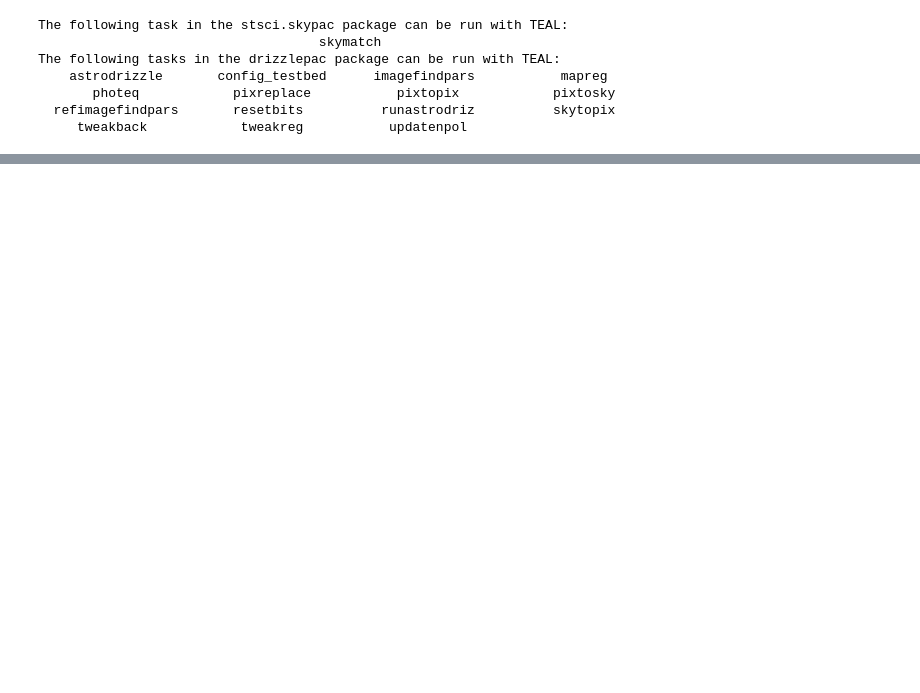
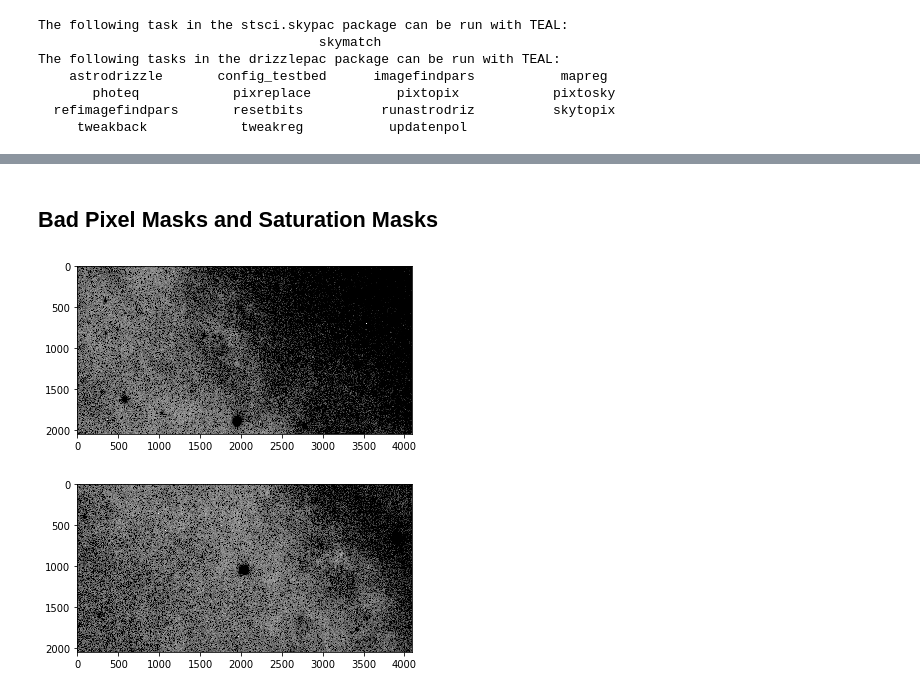
Before and after one commit to kgb0255/deepCR_james, a Jupyter notebook: getting_started.ipynb, the cells around one changed output, grey strips where cells are left out. Saved outputs shown, nothing was run; the diff lists cells and outputs as text; code cells hidden in the pictures; blank space fills up the shorter version.

```diff
--- a/getting_started.ipynb
+++ b/getting_started.ipynb
@@ -143,0 +128,3 @@ Downloading URL https://mast.stsci.edu/api/v0.1/Download/file?uri=mast:HST/produ
+# %%
+tr_path = os.environ.get('DEEPCR_DIR')+'flc_train/'
+ts_path = tr_path.replace('flc_train','flc_test')
@@ -143,0 +154,13 @@ Downloading URL https://mast.stsci.edu/api/v0.1/Download/file?uri=mast:HST/produ
+# %% [markdown]
+## Bad Pixel Masks and Saturation Masks
+# %%
+example_path = tr_path+str(10260)+'/3/j8z003g3q_flc.fits'
+with fits.open(example_path) as hdul:
+#     print(hdul.info())
+    plt.imshow(hdul[1].data, cmap = 'gray_r', vmin = 0, vmax = 250)
+    plt.show()
+    plt.imshow(hdul[4].data, cmap = 'gray_r', vmin = 0, vmax = 250)
+    plt.show()
+# %% [output]
+[figure, added]
+[figure, added]
```
Also changed, not shown: parts of 23 cells of this notebook.
